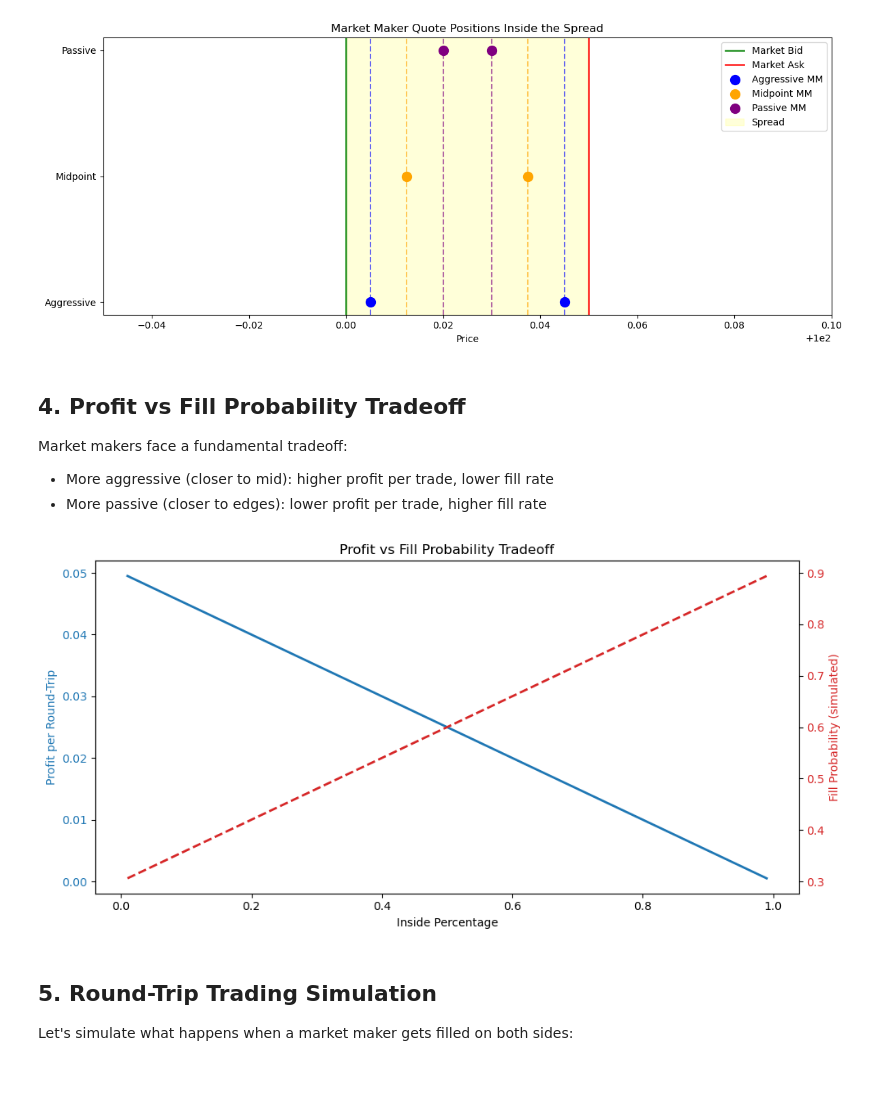
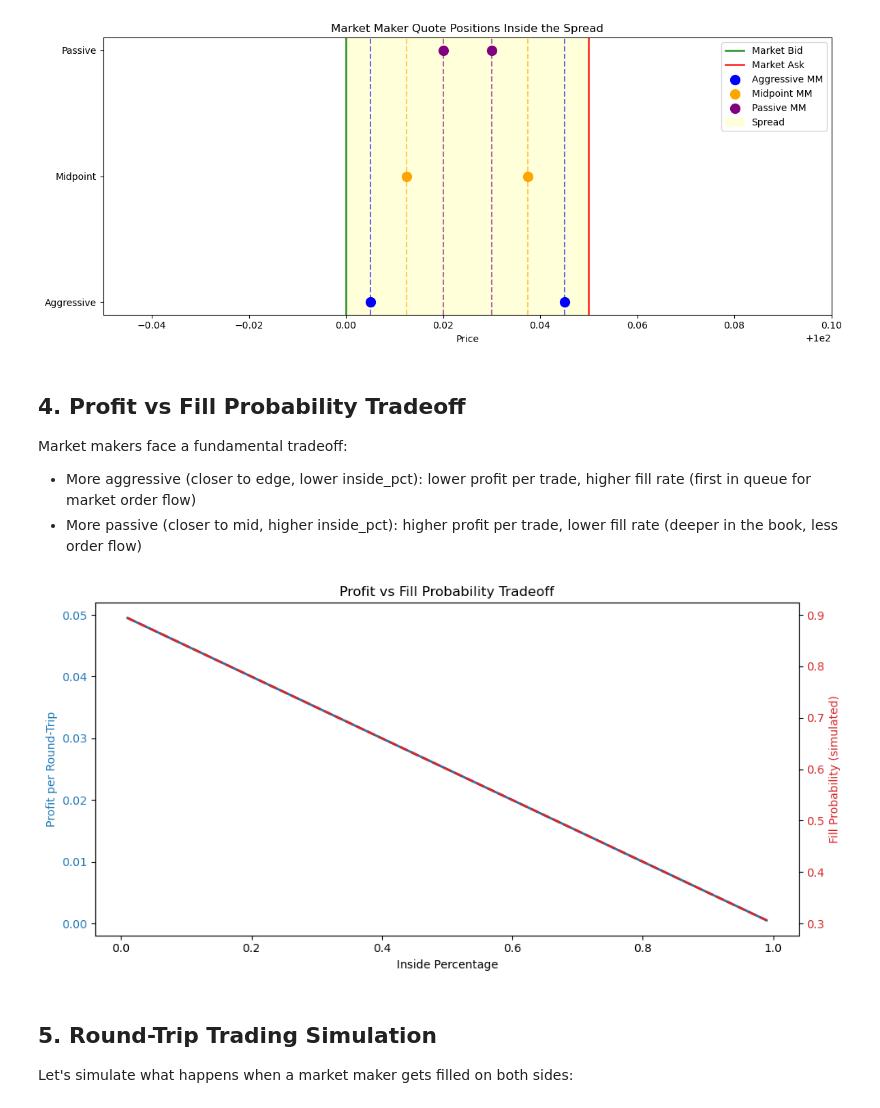
Before and after one commit to catketchup/my_hft, a Jupyter notebook: hft_demo.ipynb, the cells around one changed output. Saved outputs shown, nothing was run; the diff lists cells and outputs as text; code cells hidden in the pictures; blank space fills up the shorter version.

Commit message:
correcting the relation between inside_pct and fill probability

```diff
--- a/hft_demo.ipynb
+++ b/hft_demo.ipynb
@@ -137,44 +137,45 @@ plt.show()
 ## 4. Profit vs Fill Probability Tradeoff
 
 Market makers face a fundamental tradeoff:
-- More aggressive (closer to mid): higher profit per trade, lower fill rate
-- More passive (closer to edges): lower profit per trade, higher fill rate
+- More aggressive (closer to edge, lower inside_pct): lower profit per trade, higher fill rate (first in queue for market order flow)
+- More passive (closer to mid, higher inside_pct): higher profit per trade, lower fill rate (deeper in the book, less order flow)
 # %%
 # Simulate profit vs fill probability tradeoff
 inside_pcts = np.linspace(0.01, 0.99, 50)
 profits = []
-fill_probs = []  # Simulated fill probability (higher near edges)
+fill_probs = []  # Simulated fill probability (higher near edges due to queue priority)
 
 for pct in inside_pcts:
     mm = hft_core.SimpleMarketMaker(pct, 50)
     buy, sell = mm.generate_quotes(market)
     profit = sell.price - buy.price
     profits.append(profit)
-    # Simplified fill model: more likely to get filled near edges
-    fill_prob = 0.3 + 0.6 * pct
+    # Simplified fill model: quotes near the edge get filled more often (queue priority)
+    # lower inside_pct = closer to edge = higher fill probability
+    fill_prob = 0.3 + 0.6 * (1 - pct)
     fill_probs.append(fill_prob)
 
 fig, ax1 = plt.subplots(figsize=(10, 5))
 
 # Profit (blue)
 color = 'tab:blue'
 ax1.set_xlabel('Inside Percentage')
 ax1.set_ylabel('Profit per Round-Trip', color=color)
 ax1.plot(inside_pcts, profits, color=color, linewidth=2)
 ax1.tick_params(axis='y', labelcolor=color)
 
 # Fill probability (red, different scale)
 ax2 = ax1.twinx()
 color = 'tab:red'
 ax2.set_ylabel('Fill Probability (simulated)', color=color)
 ax2.plot(inside_pcts, fill_probs, color=color, linewidth=2, linestyle='--')
 ax2.tick_params(axis='y', labelcolor=color)
 
 ax1.set_title('Profit vs Fill Probability Tradeoff')
 fig.tight_layout()
 plt.show()
 # %% [output]
-[figure, old version]
+[figure, new version]
 # %% [markdown]
 ## 5. Round-Trip Trading Simulation
 
```
Also changed, not shown: 7 other files.
